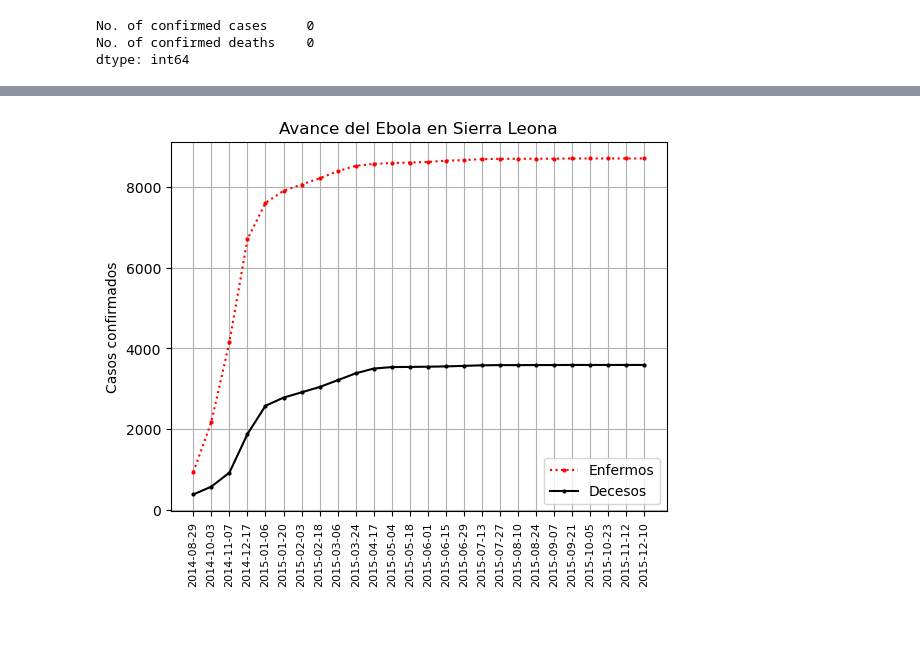
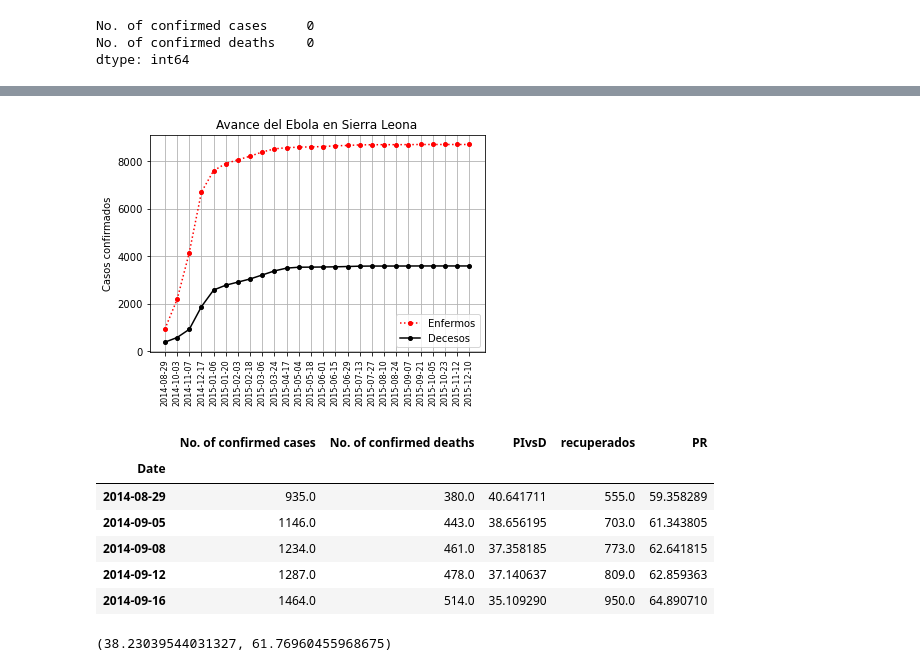
Before and after one commit to seismomat/HerramientasComputacionales, a Jupyter notebook: Pandas_THC.ipynb, the cells around one changed output, grey strips where cells are left out. Cells and saved outputs as stored; diff of their text form; code cells hidden in the pictures; blank space fills up the shorter version.

```diff
--- a/Pandas_THC.ipynb
+++ b/Pandas_THC.ipynb
@@ -128,14 +139,14 @@ NCC=SL['No. of confirmed cases'][0:-1:10]
 NCD=SL['No. of confirmed deaths'][0:-1:10]
 Dates=SL.index[0:-1:10]
 # %%
-plt.plot(Dates,NCC,'o:r',ms=2,label='Enfermos')
-plt.plot(Dates,NCD,'o-k',ms=2,label='Decesos')
+plt.plot(Dates,NCC,'o:r',ms=4,label='Enfermos')
+plt.plot(Dates,NCD,'o-k',ms=4,label='Decesos')
 plt.grid()
 plt.title('Avance del Ebola en Sierra Leona')
 plt.ylabel('Casos confirmados')
 plt.legend()
 plt.xticks(rotation=90,fontsize=8)  # Rotar las fechas en el eje x
 plt.savefig('SierraLeona.png', dpi=300, format='png')
 plt.show()
 # %% [output]
-[figure, old version]
+[figure, new version]
@@ -141,0 +162,15 @@ plt.show()
+# %%
+SL.head()
+# %% [output]
+|  | No. of confirmed cases | No. of confirmed deaths | PIvsD | recuperados | PR |
+| Date |  |  |  |  |  |
+| 2014-08-29 | 935.0 | 380.0 | 40.641711 | 555.0 | 59.358289 |
+| 2014-09-05 | 1146.0 | 443.0 | 38.656195 | 703.0 | 61.343805 |
+| 2014-09-08 | 1234.0 | 461.0 | 37.358185 | 773.0 | 62.641815 |
+| 2014-09-12 | 1287.0 | 478.0 | 37.140637 | 809.0 | 62.859363 |
+| 2014-09-16 | 1464.0 | 514.0 | 35.109290 | 950.0 | 64.890710 |
+# %%
+PIvsD_prom=SL['PIvsD'].mean()
+PR_prom=SL['PR'].mean()
+# %% [output]
+(38.23039544031327, 61.76960455968675)
```
Also changed, not shown: parts of 7 cells of this notebook, 2 other files.
